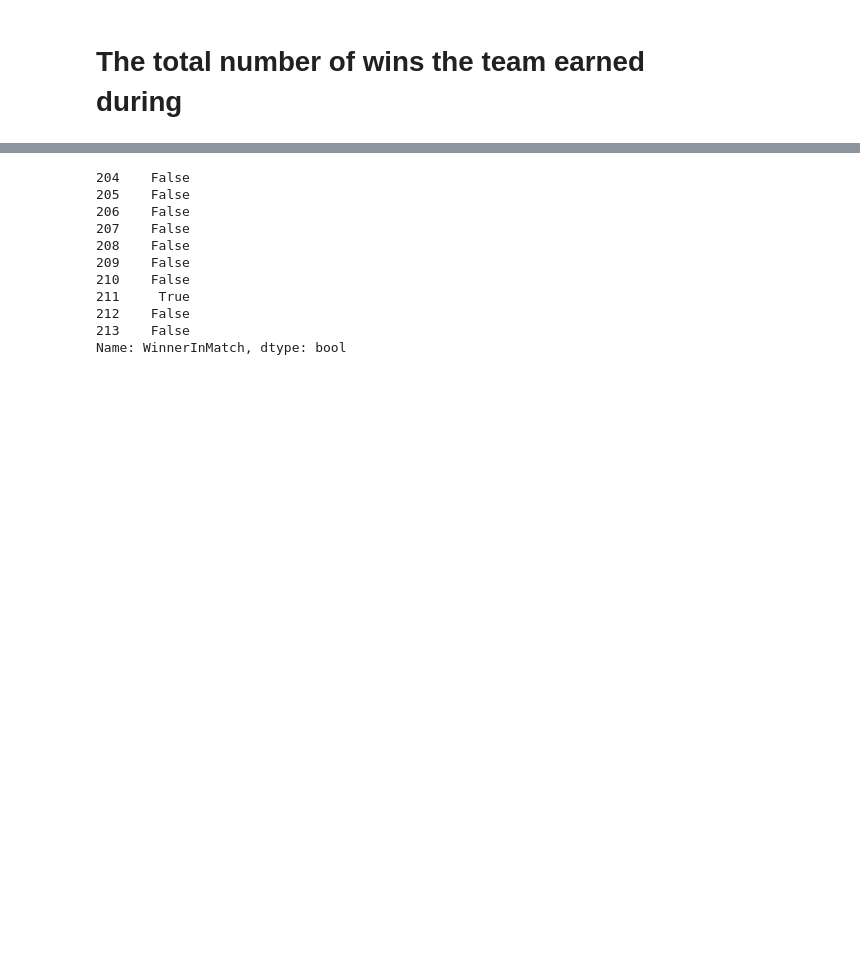
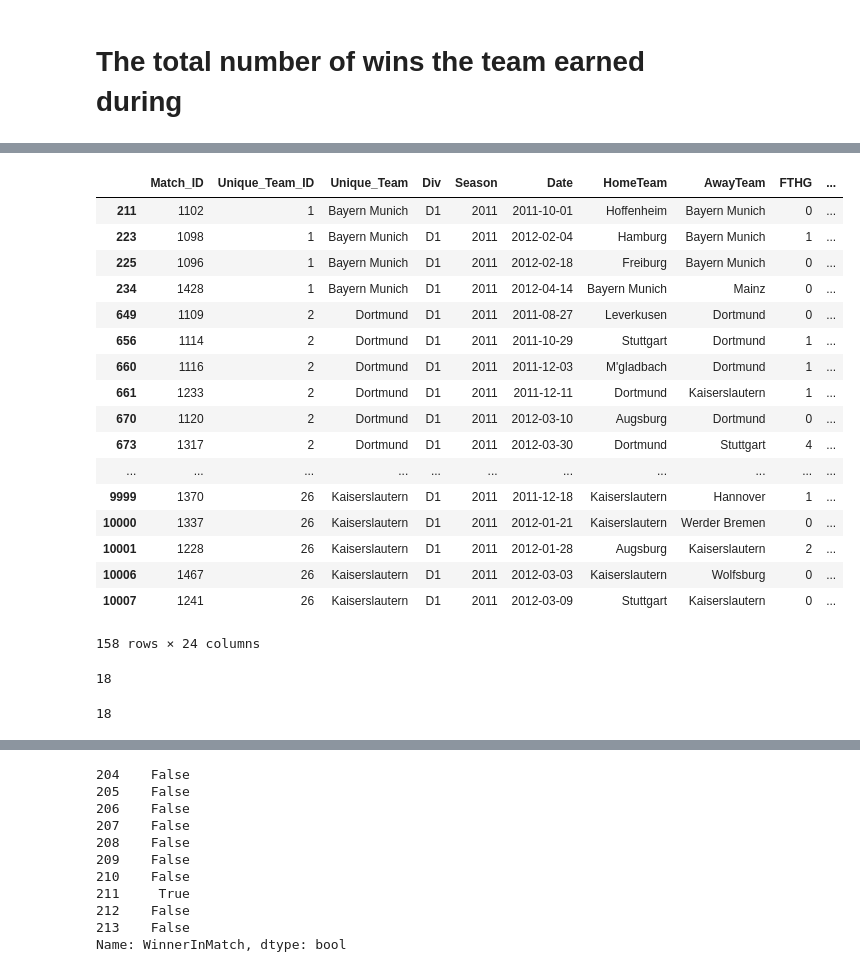
Before and after one commit to Jkim516/dsc-mod-2-lab-seattle-ds-062419, a Jupyter notebook: Mod2_project.ipynb, the cells around one changed output, grey strips where cells are left out. Saved outputs shown, nothing was run; the diff lists cells and outputs as text; code cells hidden in the pictures; blank space fills up the shorter version.

```diff
--- a/Mod2_project.ipynb
+++ b/Mod2_project.ipynb
@@ -469,2 +627,7 @@ def loser_team(record):
+# %%
+## creating function that only counts wins when features Unique_team == WinnerInMatch
+def count_wins(record):
+    if record['Unique_Team'] == record['WinnerInMatch']:
+        return record['WinnerInMatch']
 # %%
-season2011_df['LoserInMatch'] = season2011_df.apply(loser_team, axis=1)
+season2011_df['Unique_winner'] = season2011_df.apply(count_wins, axis=1)
@@ -497,0 +655,29 @@ season2011_df
+# %%
+# chaging feature WinnerInMatch into str so that i can do "None"
+season2011_df['WinnerInMatch'] = season2011_df['WinnerInMatch'].astype(str)
+# %%
+season2011_df.loc[season2011_df['WinnerInMatch']=="None"]
+# %% [output]
+|  | Match_ID | Unique_Team_ID | Unique_Team | Div | Season | Date | HomeTeam | AwayTeam | FTHG | ... |
+| 211 | 1102 | 1 | Bayern Munich | D1 | 2011 | 2011-10-01 | Hoffenheim | Bayern Munich | 0 | ... |
+| 223 | 1098 | 1 | Bayern Munich | D1 | 2011 | 2012-02-04 | Hamburg | Bayern Munich | 1 | ... |
+| 225 | 1096 | 1 | Bayern Munich | D1 | 2011 | 2012-02-18 | Freiburg | Bayern Munich | 0 | ... |
+| 234 | 1428 | 1 | Bayern Munich | D1 | 2011 | 2012-04-14 | Bayern Munich | Mainz | 0 | ... |
+| 649 | 1109 | 2 | Dortmund | D1 | 2011 | 2011-08-27 | Leverkusen | Dortmund | 0 | ... |
+| 656 | 1114 | 2 | Dortmund | D1 | 2011 | 2011-10-29 | Stuttgart | Dortmund | 1 | ... |
+| 660 | 1116 | 2 | Dortmund | D1 | 2011 | 2011-12-03 | M'gladbach | Dortmund | 1 | ... |
+| 661 | 1233 | 2 | Dortmund | D1 | 2011 | 2011-12-11 | Dortmund | Kaiserslautern | 1 | ... |
+| 670 | 1120 | 2 | Dortmund | D1 | 2011 | 2012-03-10 | Augsburg | Dortmund | 0 | ... |
+| 673 | 1317 | 2 | Dortmund | D1 | 2011 | 2012-03-30 | Dortmund | Stuttgart | 4 | ... |
+| ... | ... | ... | ... | ... | ... | ... | ... | ... | ... | ... |
+| 9999 | 1370 | 26 | Kaiserslautern | D1 | 2011 | 2011-12-18 | Kaiserslautern | Hannover | 1 | ... |
+| 10000 | 1337 | 26 | Kaiserslautern | D1 | 2011 | 2012-01-21 | Kaiserslautern | Werder Bremen | 0 | ... |
+| 10001 | 1228 | 26 | Kaiserslautern | D1 | 2011 | 2012-01-28 | Augsburg | Kaiserslautern | 2 | ... |
+| 10006 | 1467 | 26 | Kaiserslautern | D1 | 2011 | 2012-03-03 | Kaiserslautern | Wolfsburg | 0 | ... |
+| 10007 | 1241 | 26 | Kaiserslautern | D1 | 2011 | 2012-03-09 | Stuttgart | Kaiserslautern | 0 | ... |
+158 rows × 24 columns
+# %%
+print(len(season2011_df.Unique_winner.value_counts()))
+win = season2011_df.Unique_winner.value_counts()
+# %% [output]
+18
@@ -497,0 +693,5 @@ season2011_df
+# %%
+print(len(season2011_df.Unique_draw.value_counts()))
+draw = season2011_df.Unique_draw.value_counts()
+# %% [output]
+18
```
Also changed, not shown: parts of 132 cells of this notebook.
